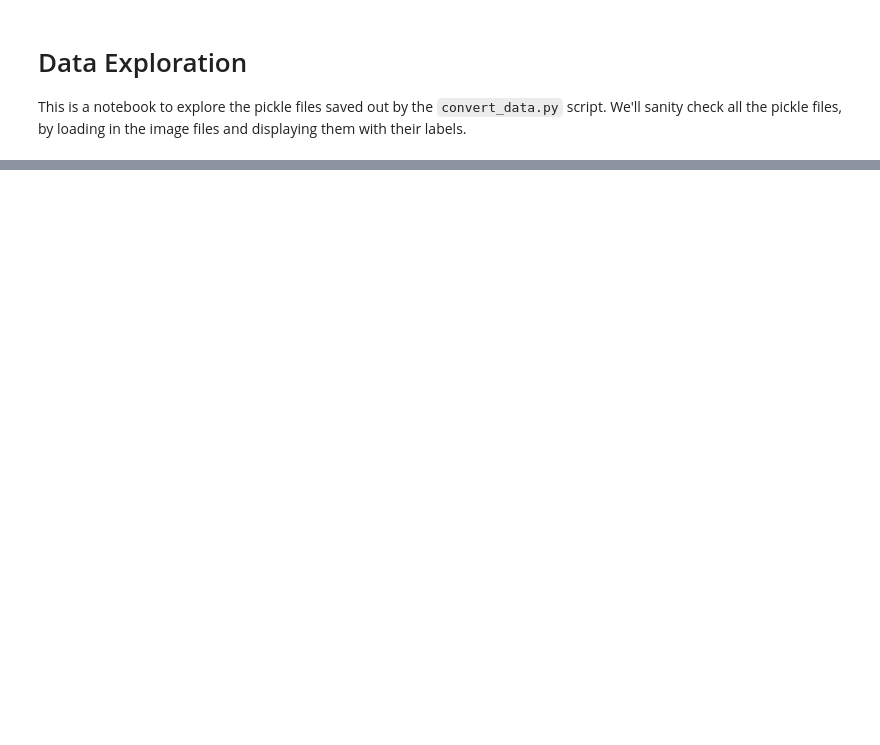
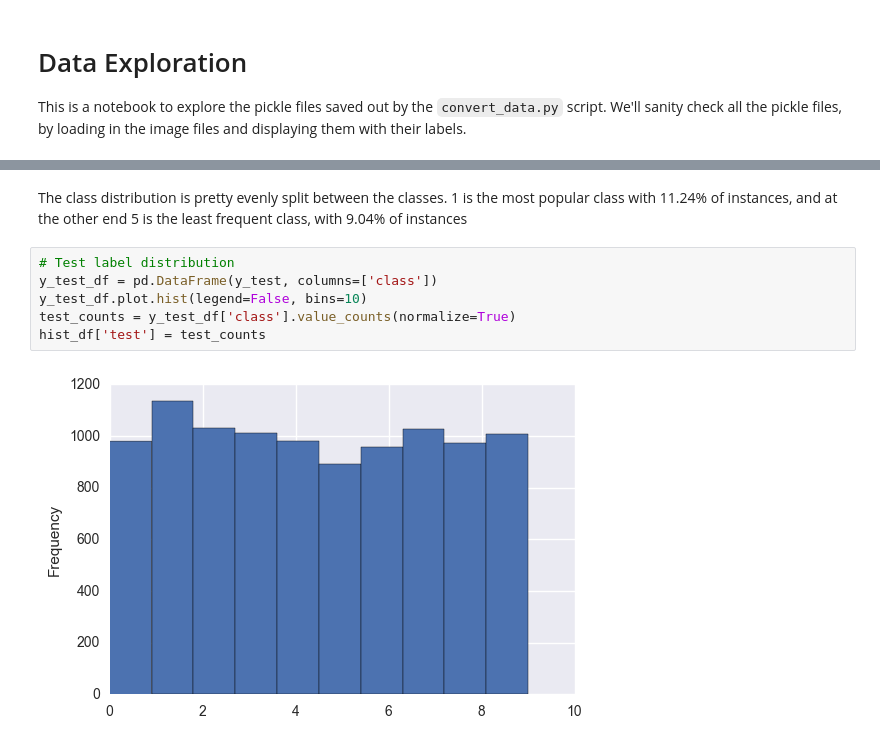
Before and after one commit to timgasser/keras-mnist, a Jupyter notebook: notebooks/data_exploration.ipynb, the cells around one changed output, grey strips where cells are left out. Saved outputs shown, nothing was run; the diff lists cells and outputs as text; blank space fills up the shorter version.

```diff
--- a/notebooks/data_exploration.ipynb
+++ b/notebooks/data_exploration.ipynb
@@ -19,0 +90,10 @@ Y_TRAIN = DIR + 'train-images.idx3-ubyte.pkl'
+# %% [markdown]
+The class distribution is pretty evenly split between the classes. 1 is the most popular class with 11.24% of instances, and at the other end 5 is the least frequent class, with 9.04% of instances
+# %%
+# Test label distribution
+y_test_df = pd.DataFrame(y_test, columns=['class'])
+y_test_df.plot.hist(legend=False, bins=10)
+test_counts = y_test_df['class'].value_counts(normalize=True)
+hist_df['test'] = test_counts
+# %% [output]
+[figure, added]
```
Also changed, not shown: parts of 13 cells of this notebook.
